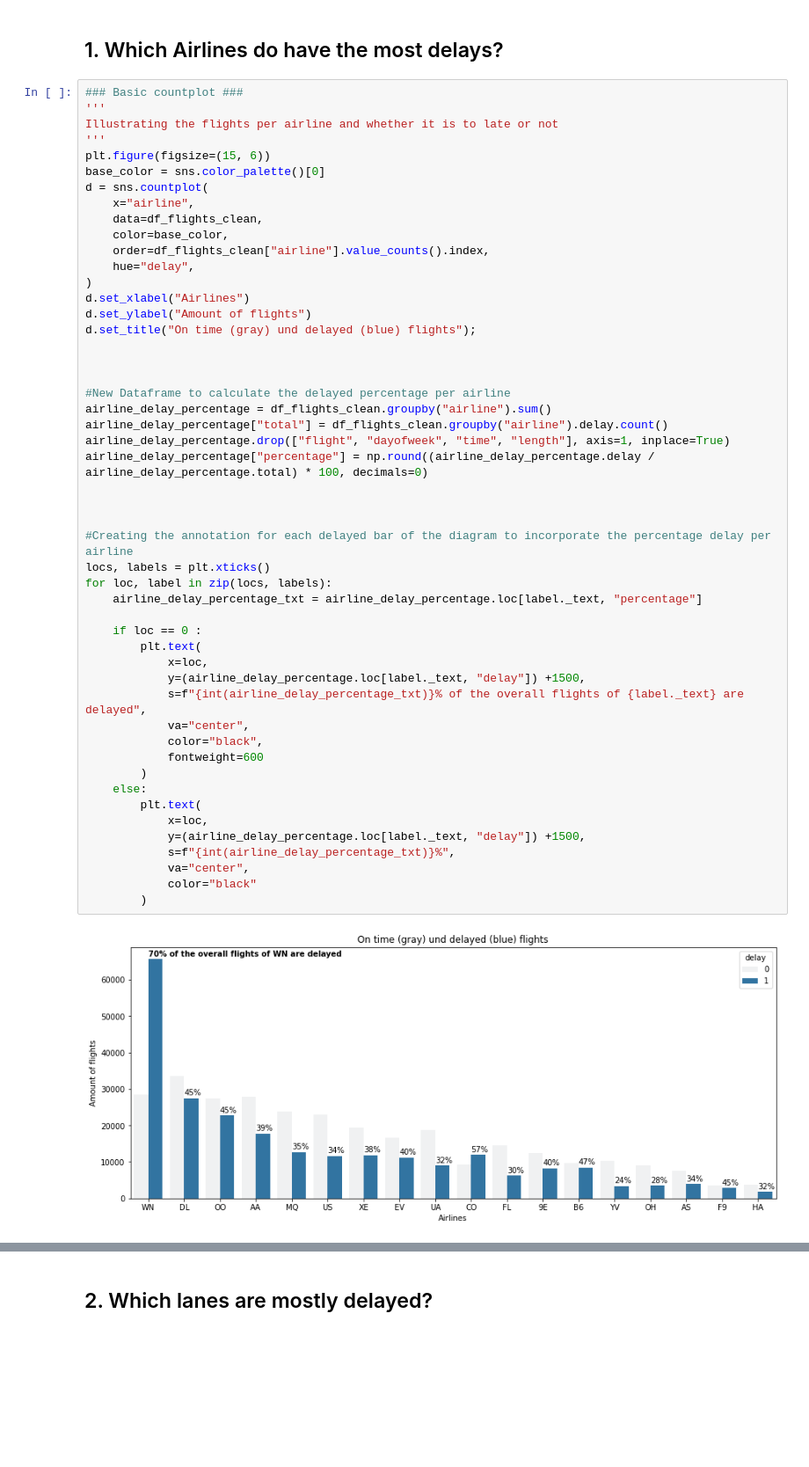
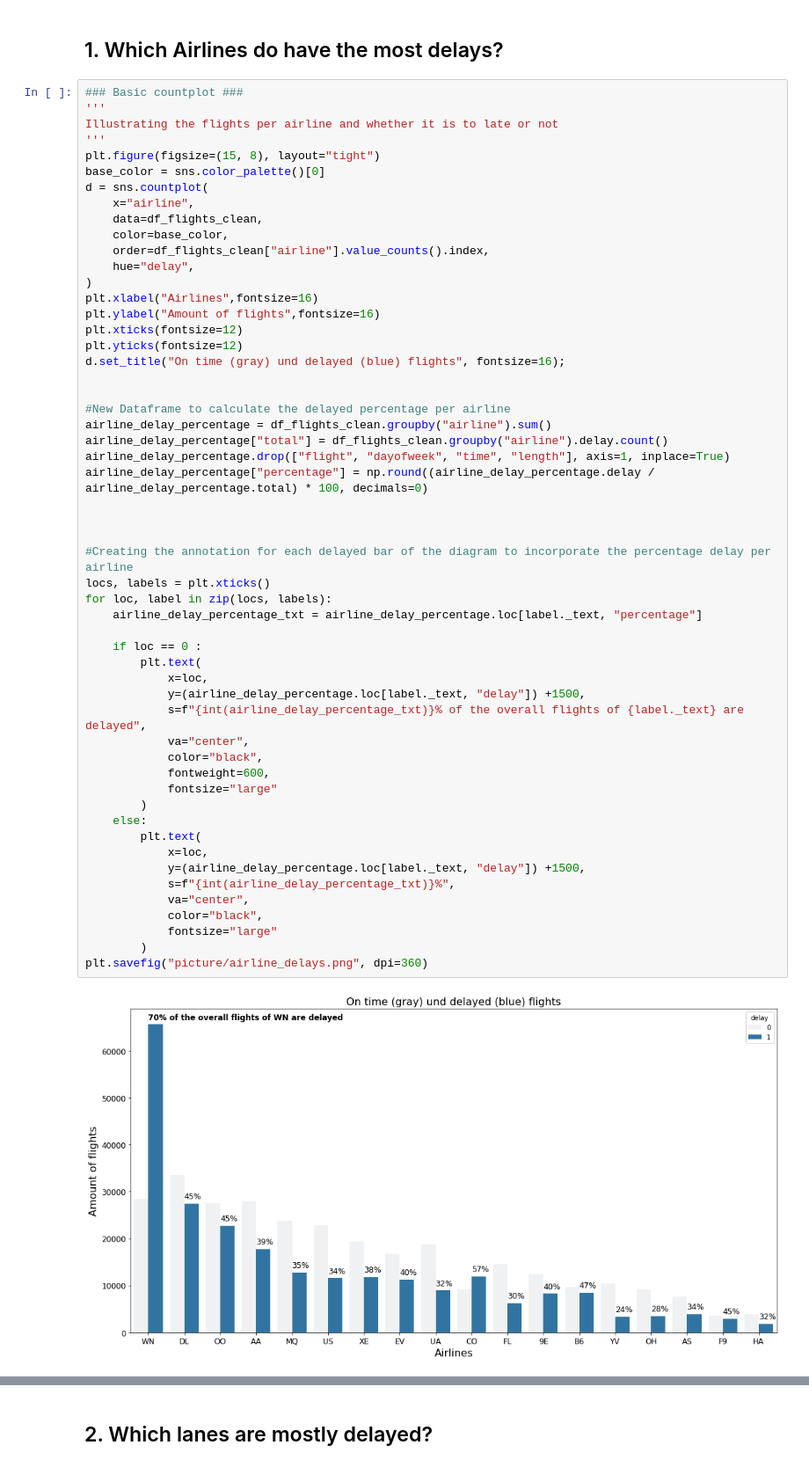
Before and after one commit to julienboth/udacity_ds_nd, a Jupyter notebook: project_1_intro_to_ds/airline_analysis.ipynb, the cells around one changed output, grey strips where cells are left out. Shown at 88% size. Saved outputs shown, nothing was run; the diff lists cells and outputs as text; blank space fills up the shorter version.

```diff
--- a/project_1_intro_to_ds/airline_analysis.ipynb
+++ b/project_1_intro_to_ds/airline_analysis.ipynb
@@ -235,7 +237,7 @@ g.map(plt.hist, "length");
 '''
 Illustrating the flights per airline and whether it is to late or not
 '''
-plt.figure(figsize=(15, 6))
+plt.figure(figsize=(15, 8), layout="tight")
 base_color = sns.color_palette()[0]
 d = sns.countplot(
     x="airline",
@@ -244,44 +246,48 @@ d = sns.countplot(
     order=df_flights_clean["airline"].value_counts().index,
     hue="delay",
 )
-d.set_xlabel("Airlines")
-d.set_ylabel("Amount of flights")
-d.set_title("On time (gray) und delayed (blue) flights");
-
+plt.xlabel("Airlines",fontsize=16)
+plt.ylabel("Amount of flights",fontsize=16)
+plt.xticks(fontsize=12)
+plt.yticks(fontsize=12)
+d.set_title("On time (gray) und delayed (blue) flights", fontsize=16);
 
 
 #New Dataframe to calculate the delayed percentage per airline
 airline_delay_percentage = df_flights_clean.groupby("airline").sum()
 airline_delay_percentage["total"] = df_flights_clean.groupby("airline").delay.count()
 airline_delay_percentage.drop(["flight", "dayofweek", "time", "length"], axis=1, inplace=True)
 airline_delay_percentage["percentage"] = np.round((airline_delay_percentage.delay / airline_delay_percentage.total) * 100, decimals=0)
 
 
 
 #Creating the annotation for each delayed bar of the diagram to incorporate the percentage delay per airline
 locs, labels = plt.xticks()
 for loc, label in zip(locs, labels):
     airline_delay_percentage_txt = airline_delay_percentage.loc[label._text, "percentage"]
 
     if loc == 0 :
         plt.text(
             x=loc,
             y=(airline_delay_percentage.loc[label._text, "delay"]) +1500,
             s=f"{int(airline_delay_percentage_txt)}% of the overall flights of {label._text} are delayed",
             va="center",
             color="black",
-            fontweight=600
+            fontweight=600,
+            fontsize="large"
         )
     else:
         plt.text(
             x=loc,
             y=(airline_delay_percentage.loc[label._text, "delay"]) +1500,
             s=f"{int(airline_delay_percentage_txt)}%",
             va="center",
-            color="black"
+            color="black",
+            fontsize="large"
         )
+plt.savefig("picture/airline_delays.png", dpi=360)
 # %% [output]
-[figure, old version]
+[figure, new version]
 # %% [markdown]
 **INSIGHT:**
 
```
Also changed, not shown: parts of 11 cells of this notebook, 6 other files.
